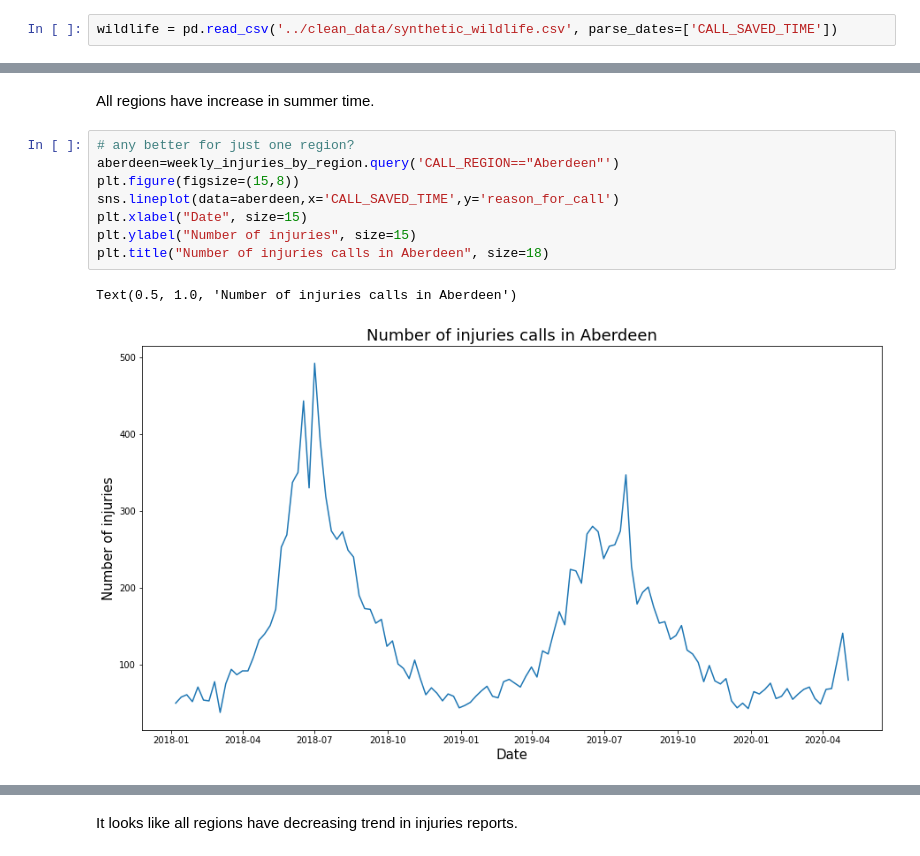
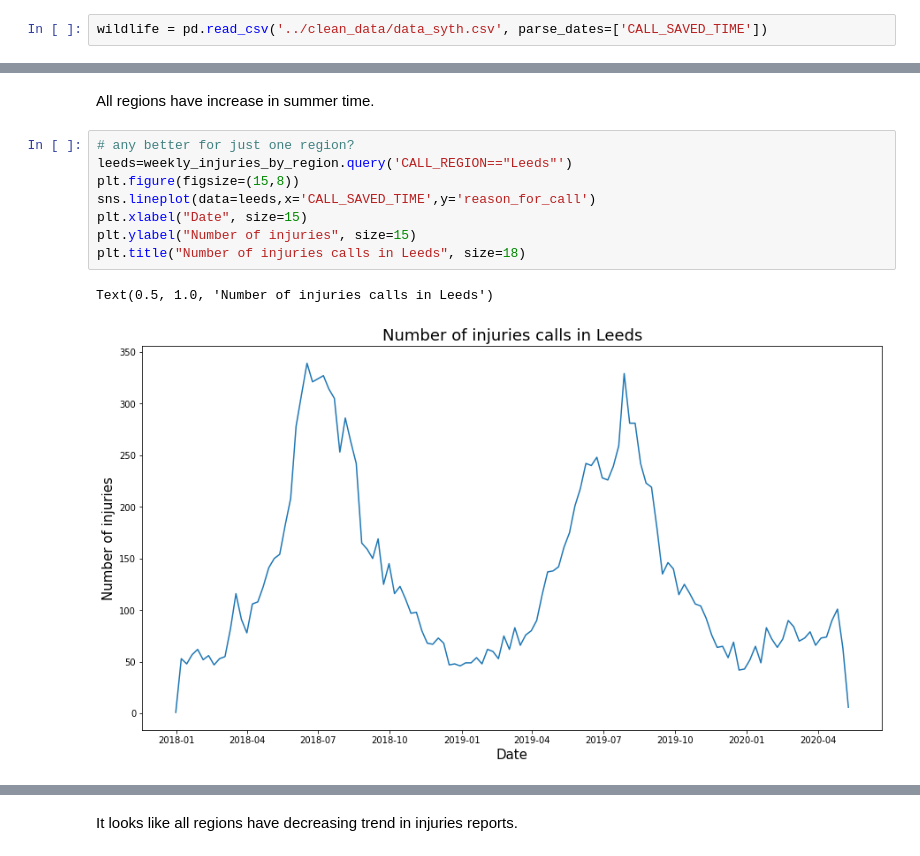
Before and after one commit to vpetrova13/final_project_VM, a Jupyter notebook: analysis_and_documentation/wildlife_synthetic_analysis.ipynb, the cells around one changed output, grey strips where cells are left out. Drawn from its saved outputs; the diff is of its cells as text.

```diff
--- a/analysis_and_documentation/wildlife_synthetic_analysis.ipynb
+++ b/analysis_and_documentation/wildlife_synthetic_analysis.ipynb
@@ -6,7 +6,7 @@ import seaborn as sns
 import datetime
 %matplotlib inline
 # %%
-wildlife = pd.read_csv('../clean_data/synthetic_wildlife.csv', parse_dates=['CALL_SAVED_TIME'])
+wildlife = pd.read_csv('../clean_data/data_syth.csv', parse_dates=['CALL_SAVED_TIME'])
 # %%
 wildlife.shape
 # %% [output]
@@ -157,15 +159,15 @@ plt.title("Number of injuries calls in different regions", size=18);
 All regions have increase in summer time.
 # %%
 # any better for just one region?
-aberdeen=weekly_injuries_by_region.query('CALL_REGION=="Aberdeen"')
+leeds=weekly_injuries_by_region.query('CALL_REGION=="Leeds"')
 plt.figure(figsize=(15,8))
-sns.lineplot(data=aberdeen,x='CALL_SAVED_TIME',y='reason_for_call')
+sns.lineplot(data=leeds,x='CALL_SAVED_TIME',y='reason_for_call')
 plt.xlabel("Date", size=15)
 plt.ylabel("Number of injuries", size=15)
-plt.title("Number of injuries calls in Aberdeen", size=18)
+plt.title("Number of injuries calls in Leeds", size=18)
 # %% [output]
-Text(0.5, 1.0, 'Number of injuries calls in Aberdeen')
+Text(0.5, 1.0, 'Number of injuries calls in Leeds')
-[figure, old version]
+[figure, new version]
 # %%
 # should have been map_dataframe here, not map
 plt.figure(figsize=(15,8))
```
Also changed, not shown: parts of 47 cells of this notebook, 21 other files.
